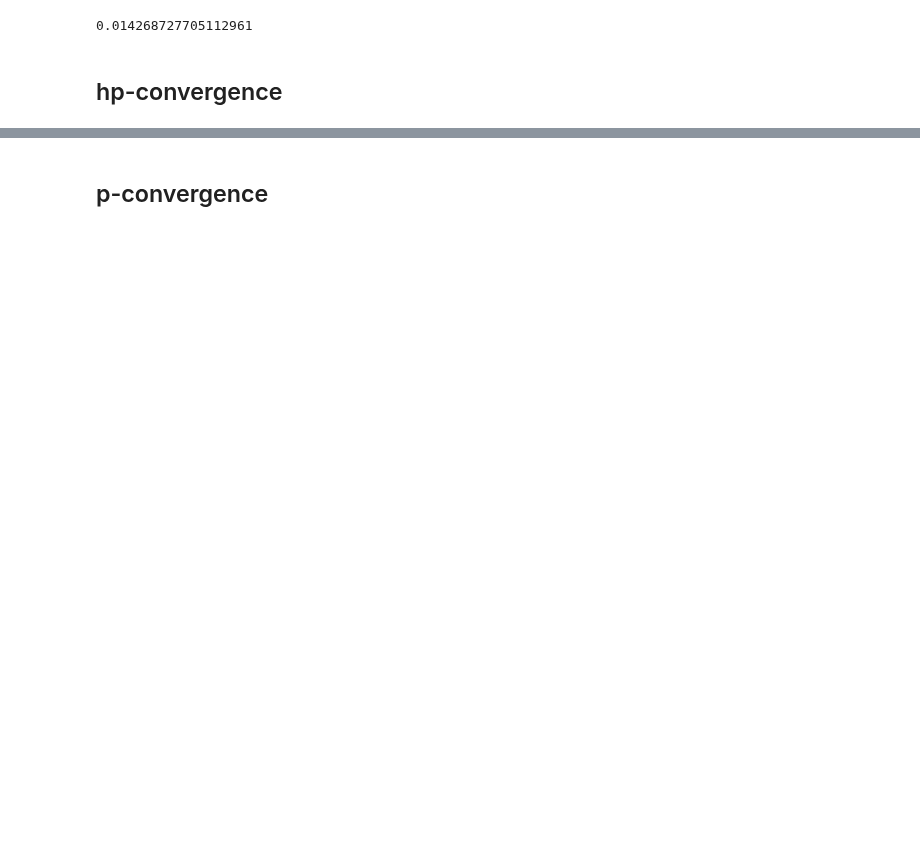
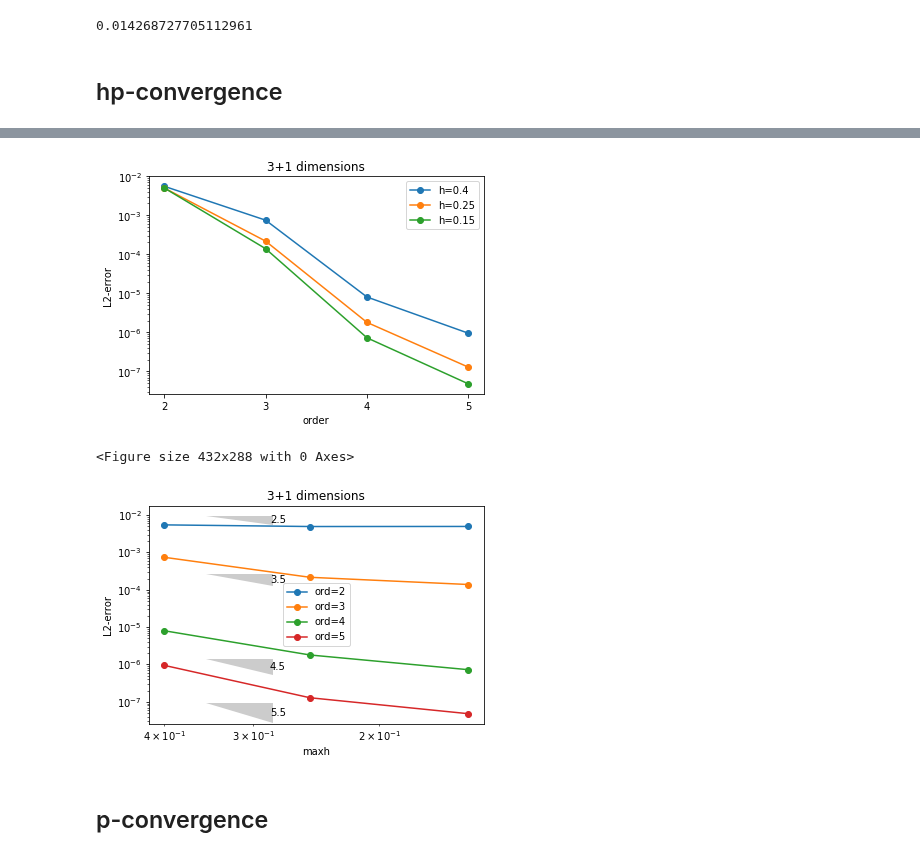
Before and after one commit to PaulSt/NGSTrefftz, a Jupyter notebook: python_test/notebooks/evolvetent.ipynb, the cells around one changed output, grey strips where cells are left out. Saved outputs shown, nothing was run; the diff lists cells and outputs as text; code cells hidden in the pictures; blank space fills up the shorter version.

```diff
--- a/python_test/notebooks/evolvetent.ipynb
+++ b/python_test/notebooks/evolvetent.ipynb
@@ -143,9 +151,9 @@ hpplot(error,range(2,maxorder),maxh,"3-D")
 # %%
-maxorder = 5
+maxorder = 6
 c = 1
 t_end = 1
-maxh = [h for h in [0.4,0.2]]
+maxh = [h for h in [0.4,0.25,0.15]]
 meshes = [Mesh(unit_cube.GenerateMesh(maxh=h)) for h in maxh]
 error = hploop(meshes,maxh,maxorder,c)
-hpplot(error,range(2,maxorder),maxh,"4-D")
+hpplot(error,range(2,maxorder),maxh,"3+1 dimensions")
 # %% [output]
@@ -154,3 +163,9 @@ hpplot(error,range(2,maxorder),maxh,"4-D")
+# %%
+hpplot(error,range(2,maxorder),maxh,"3+1 dimensions")
+# %% [output]
+[figure, added]
+<Figure size 432x288 with 0 Axes>
+[figure, added]
 # %% [markdown]
 ## p-convergence
 # %%
```
Also changed, not shown: parts of 7 cells of this notebook.
